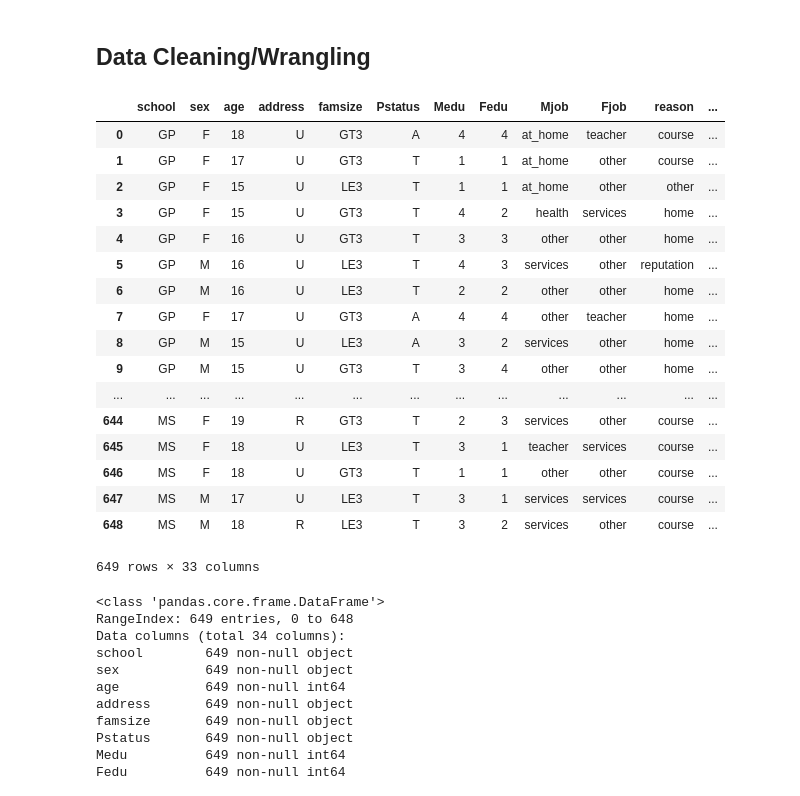
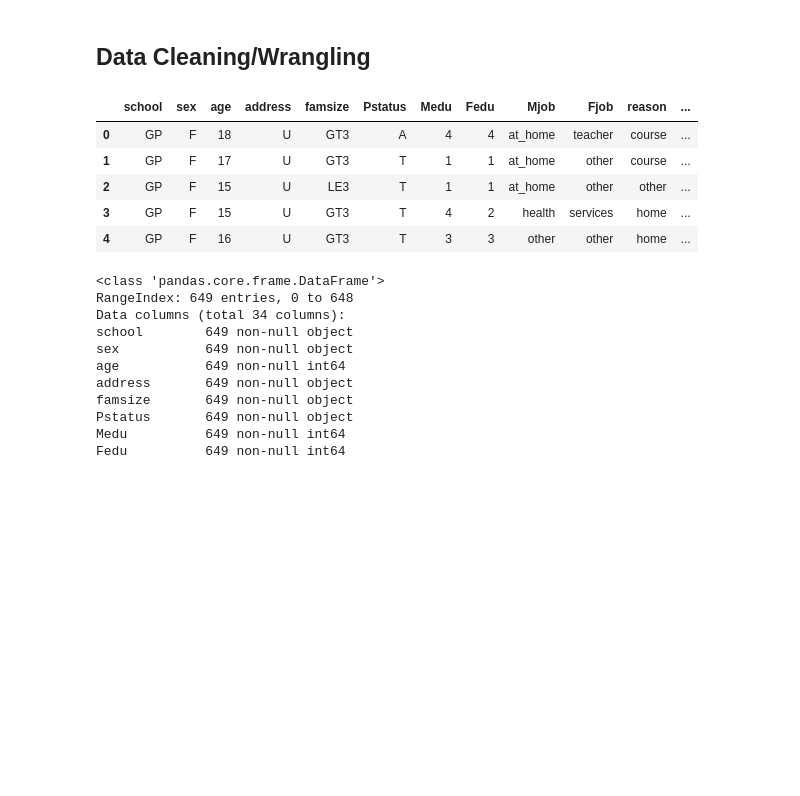
Before and after one commit to mamitch/Springboard_Capstone, a Jupyter notebook: Capstone_Project_Student_Alc.ipynb, the cells around one changed output. Saved outputs shown, nothing was run; the diff lists cells and outputs as text; code cells hidden in the pictures; blank space fills up the shorter version.

```diff
--- a/Capstone_Project_Student_Alc.ipynb
+++ b/Capstone_Project_Student_Alc.ipynb
@@ -18,26 +18,14 @@ pd.set_option('max_columns', 100)
 ## Data Cleaning/Wrangling
 # %%
 data=pd.read_csv('student-por.csv')
-data
+data.head()
 # %% [output]
 |  | school | sex | age | address | famsize | Pstatus | Medu | Fedu | Mjob | Fjob | reason | ... |
 | 0 | GP | F | 18 | U | GT3 | A | 4 | 4 | at_home | teacher | course | ... |
 | 1 | GP | F | 17 | U | GT3 | T | 1 | 1 | at_home | other | course | ... |
 | 2 | GP | F | 15 | U | LE3 | T | 1 | 1 | at_home | other | other | ... |
 | 3 | GP | F | 15 | U | GT3 | T | 4 | 2 | health | services | home | ... |
 | 4 | GP | F | 16 | U | GT3 | T | 3 | 3 | other | other | home | ... |
-| 5 | GP | M | 16 | U | LE3 | T | 4 | 3 | services | other | reputation | ... |
-| 6 | GP | M | 16 | U | LE3 | T | 2 | 2 | other | other | home | ... |
-| 7 | GP | F | 17 | U | GT3 | A | 4 | 4 | other | teacher | home | ... |
-| 8 | GP | M | 15 | U | LE3 | A | 3 | 2 | services | other | home | ... |
-| 9 | GP | M | 15 | U | GT3 | T | 3 | 4 | other | other | home | ... |
-| ... | ... | ... | ... | ... | ... | ... | ... | ... | ... | ... | ... | ... |
-| 644 | MS | F | 19 | R | GT3 | T | 2 | 3 | services | other | course | ... |
-| 645 | MS | F | 18 | U | LE3 | T | 3 | 1 | teacher | services | course | ... |
-| 646 | MS | F | 18 | U | GT3 | T | 1 | 1 | other | other | course | ... |
-| 647 | MS | M | 17 | U | LE3 | T | 3 | 1 | services | services | course | ... |
-| 648 | MS | M | 18 | R | LE3 | T | 3 | 2 | services | other | course | ... |
-649 rows × 33 columns
 # %%
 data['Talc']=data['Dalc'] + data['Walc']
 # %%
```
Also changed, not shown: parts of 8 cells of this notebook.
